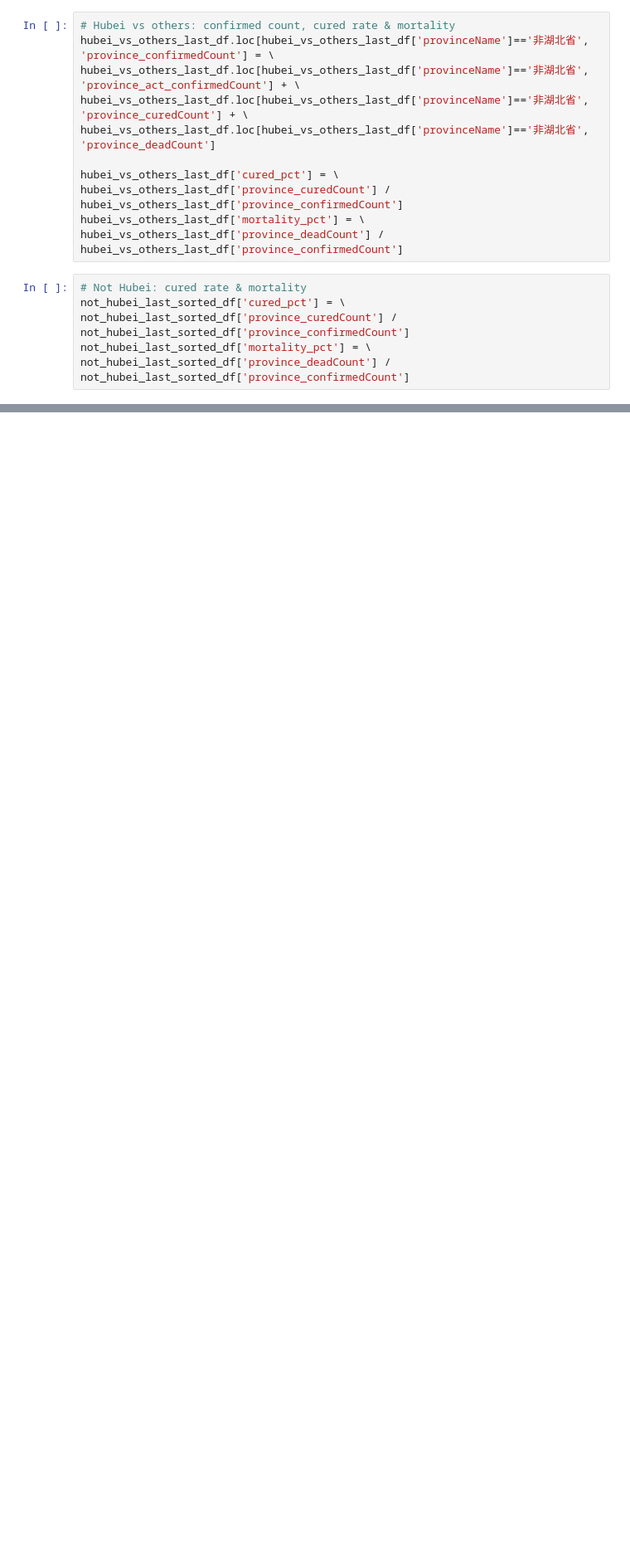
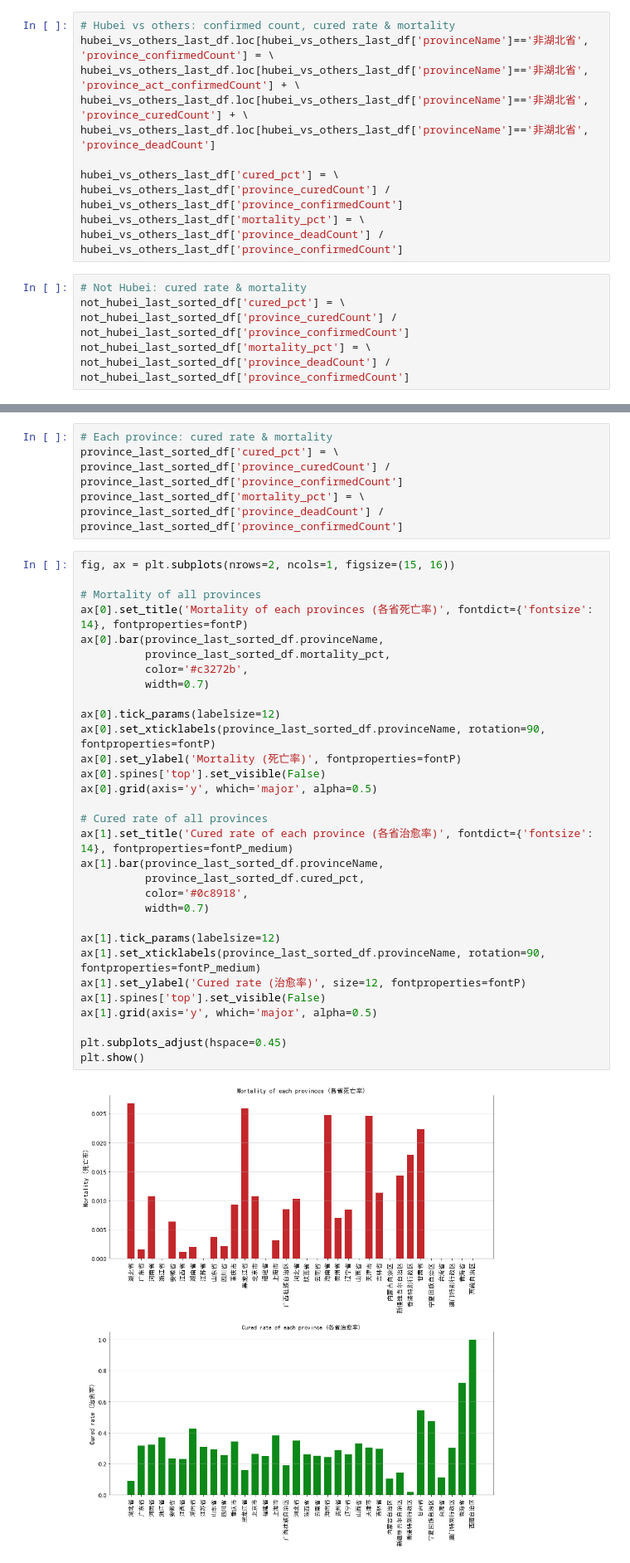
Before and after one commit to jingwen-z/python-playground, a Jupyter notebook: analysis/2019_nCoV/2019_nCoV.ipynb, the cells around one changed output, grey strips where cells are left out. Shown at 83% size. Drawn from its saved outputs; the diff is of its cells as text; blank space fills up the shorter version.

```diff
--- a/analysis/2019_nCoV/2019_nCoV.ipynb
+++ b/analysis/2019_nCoV/2019_nCoV.ipynb
@@ -775,0 +827,39 @@ not_hubei_last_sorted_df.head(2)
+# %%
+# Each province: cured rate & mortality
+province_last_sorted_df['cured_pct'] = \
+province_last_sorted_df['province_curedCount'] / province_last_sorted_df['province_confirmedCount']
+province_last_sorted_df['mortality_pct'] = \
+province_last_sorted_df['province_deadCount'] / province_last_sorted_df['province_confirmedCount']
+# %%
+fig, ax = plt.subplots(nrows=2, ncols=1, figsize=(15, 16))
+
+# Mortality of all provinces
+ax[0].set_title('Mortality of each provinces (各省死亡率)', fontdict={'fontsize': 14}, fontproperties=fontP)
+ax[0].bar(province_last_sorted_df.provinceName,
+          province_last_sorted_df.mortality_pct,
+          color='#c3272b',
+          width=0.7)
+
+ax[0].tick_params(labelsize=12)
+ax[0].set_xticklabels(province_last_sorted_df.provinceName, rotation=90, fontproperties=fontP)
+ax[0].set_ylabel('Mortality (死亡率)', fontproperties=fontP)
+ax[0].spines['top'].set_visible(False)
+ax[0].grid(axis='y', which='major', alpha=0.5)
+
+# Cured rate of all provinces
+ax[1].set_title('Cured rate of each province (各省治愈率)', fontdict={'fontsize': 14}, fontproperties=fontP_medium)
+ax[1].bar(province_last_sorted_df.provinceName,
+          province_last_sorted_df.cured_pct,
+          color='#0c8918',
+          width=0.7)
+
+ax[1].tick_params(labelsize=12)
+ax[1].set_xticklabels(province_last_sorted_df.provinceName, rotation=90, fontproperties=fontP_medium)
+ax[1].set_ylabel('Cured rate (治愈率)', size=12, fontproperties=fontP)
+ax[1].spines['top'].set_visible(False)
+ax[1].grid(axis='y', which='major', alpha=0.5)
+
+plt.subplots_adjust(hspace=0.45)
+plt.show()
+# %% [output]
+[figure, added]
```
Also changed, not shown: parts of 28 cells of this notebook, 1 other file.
